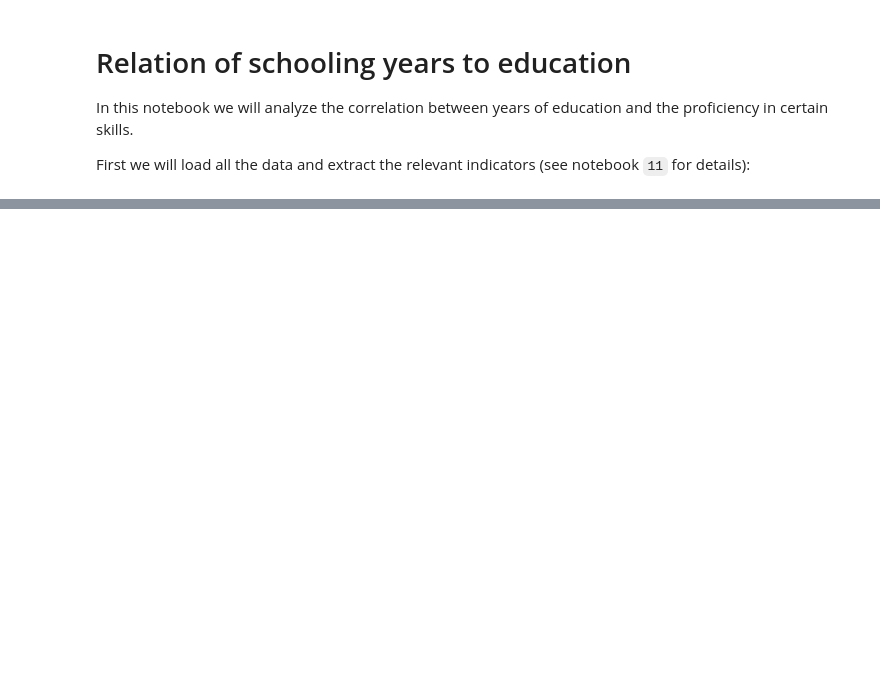
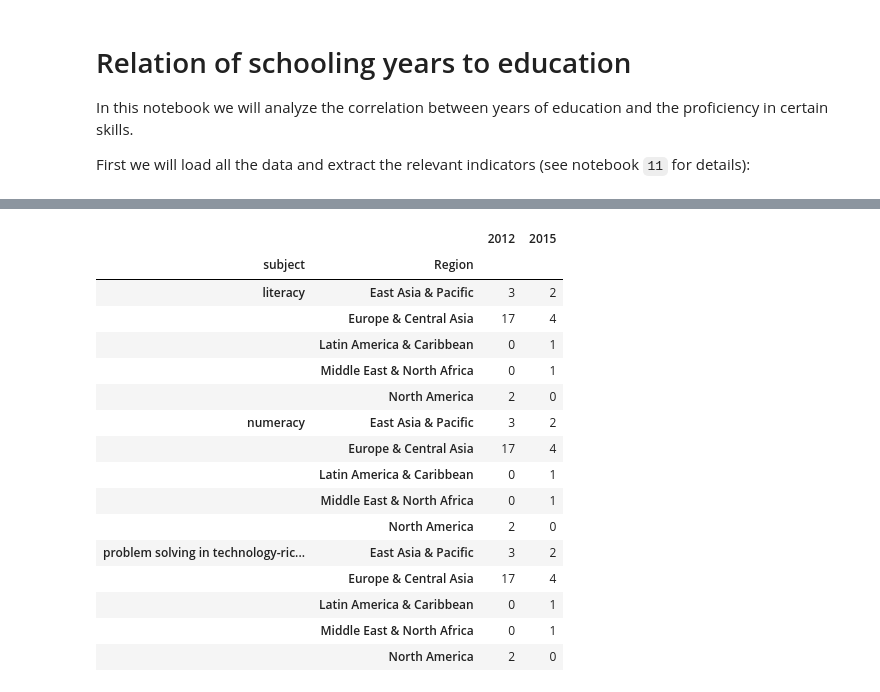
Before and after one commit to felixnext/ds_global-education, a Jupyter notebook: 21_aly_schooling-years.ipynb, the cells around one changed output, grey strips where cells are left out. Saved outputs shown, nothing was run; the diff lists cells and outputs as text; code cells hidden in the pictures; blank space fills up the shorter version.

```diff
--- a/21_aly_schooling-years.ipynb
+++ b/21_aly_schooling-years.ipynb
@@ -97,0 +97,25 @@ df.drop(years, axis=1)
+# %%
+# show data points across the different regions
+#df_adpr_clean
+df_adpr_clean[(df_adpr_clean['gender'] == 'Total')]\
+    .groupby(['subject', 'level', 'Region']).count()[ls_adult_years]\
+    .groupby(['subject', 'Region']).max()\
+    .style.background_gradient(cmap='viridis')
+# %% [output]
+|  |  | 2012 | 2015 |
+| subject | Region |  |  |
+| literacy | East Asia & Pacific | 3 | 2 |
+|  | Europe & Central Asia | 17 | 4 |
+|  | Latin America & Caribbean | 0 | 1 |
+|  | Middle East & North Africa | 0 | 1 |
+|  | North America | 2 | 0 |
+| numeracy | East Asia & Pacific | 3 | 2 |
+|  | Europe & Central Asia | 17 | 4 |
+|  | Latin America & Caribbean | 0 | 1 |
+|  | Middle East & North Africa | 0 | 1 |
+|  | North America | 2 | 0 |
+| problem solving in technology-ric... | East Asia & Pacific | 3 | 2 |
+|  | Europe & Central Asia | 17 | 4 |
+|  | Latin America & Caribbean | 0 | 1 |
+|  | Middle East & North Africa | 0 | 1 |
+|  | North America | 2 | 0 |
```
Also changed, not shown: parts of 14 cells of this notebook, 1 other file.
